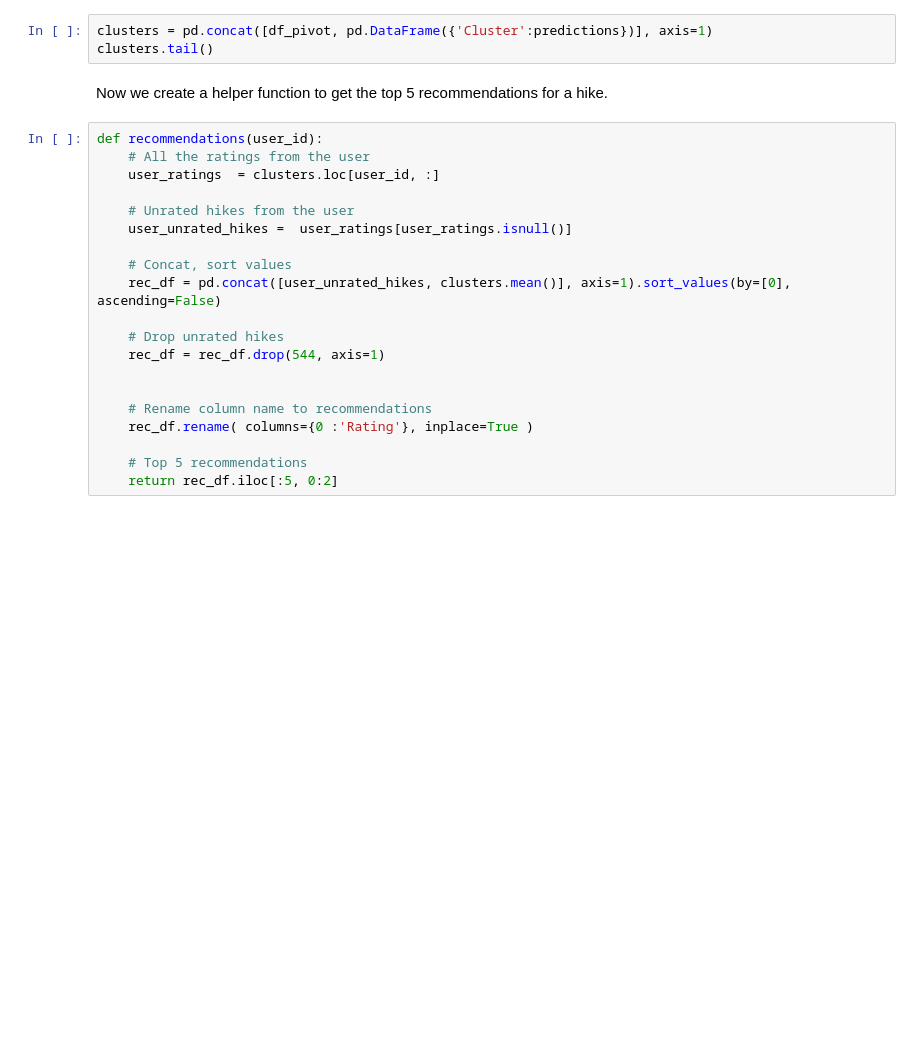
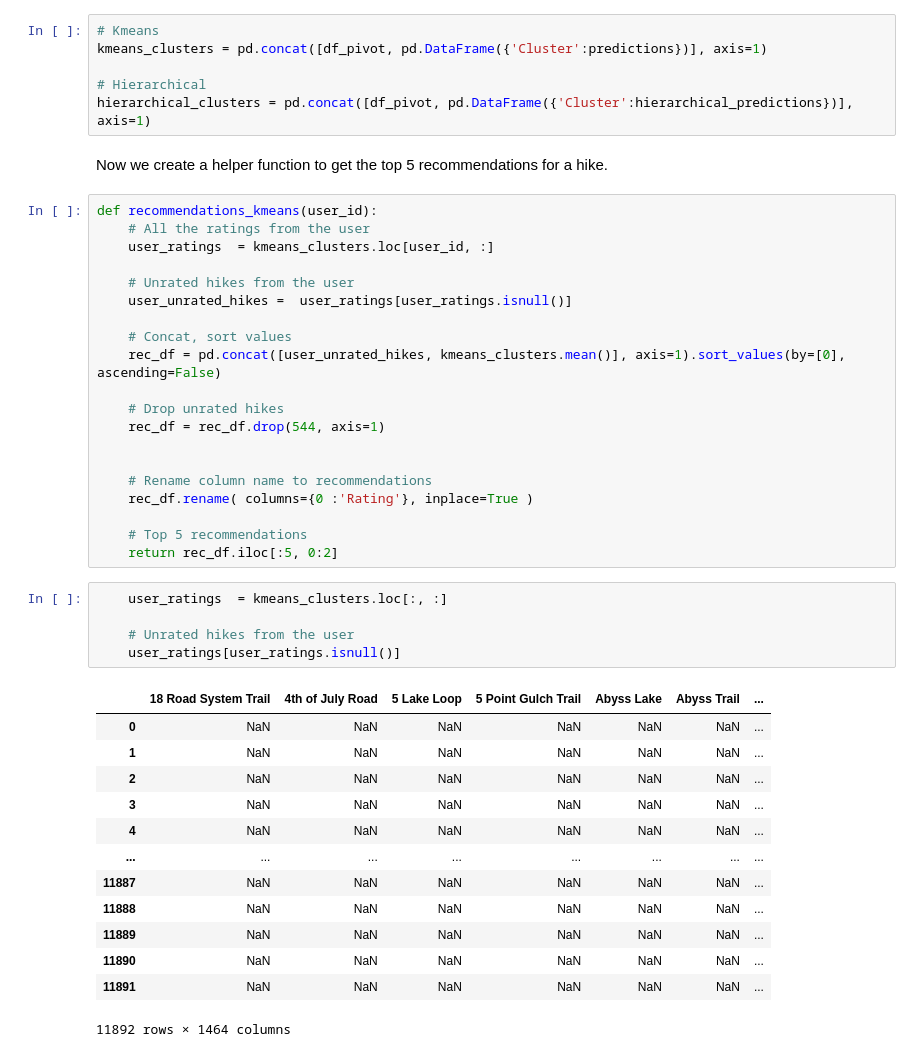
Before and after one commit to helenabarmer/machine_learning_intro, a Jupyter notebook: Clustering/clustering.ipynb, the cells around one changed output. Cells and saved outputs as stored; diff of their text form; blank space fills up the shorter version.

Commit message:
modified top recommendations

```diff
--- a/Clustering/clustering.ipynb
+++ b/Clustering/clustering.ipynb
@@ -366,18 +365,21 @@ Let's add our clusters to our dataframe.
 # %%
-clusters = pd.concat([df_pivot, pd.DataFrame({'Cluster':predictions})], axis=1)
-clusters.tail()
+# Kmeans
+kmeans_clusters = pd.concat([df_pivot, pd.DataFrame({'Cluster':predictions})], axis=1)
+
+# Hierarchical
+hierarchical_clusters = pd.concat([df_pivot, pd.DataFrame({'Cluster':hierarchical_predictions})], axis=1)
 # %% [markdown]
 Now we create a helper function to get the top 5 recommendations for a hike.
 # %%
-def recommendations(user_id):
+def recommendations_kmeans(user_id):
     # All the ratings from the user
-    user_ratings  = clusters.loc[user_id, :]
+    user_ratings  = kmeans_clusters.loc[user_id, :]
 
     # Unrated hikes from the user
     user_unrated_hikes =  user_ratings[user_ratings.isnull()]
 
     # Concat, sort values
-    rec_df = pd.concat([user_unrated_hikes, clusters.mean()], axis=1).sort_values(by=[0], ascending=False)
+    rec_df = pd.concat([user_unrated_hikes, kmeans_clusters.mean()], axis=1).sort_values(by=[0], ascending=False)
 
     # Drop unrated hikes
     rec_df = rec_df.drop(544, axis=1)
@@ -388,3 +390,22 @@ def recommendations(user_id):
 
     # Top 5 recommendations
     return rec_df.iloc[:5, 0:2]
+# %%
+    user_ratings  = kmeans_clusters.loc[:, :]
+
+    # Unrated hikes from the user
+    user_ratings[user_ratings.isnull()]
+# %% [output]
+|  | 18 Road System Trail | 4th of July Road | 5 Lake Loop | 5 Point Gulch Trail | Abyss Lake | Abyss Trail | ... |
+| 0 | NaN | NaN | NaN | NaN | NaN | NaN | ... |
+| 1 | NaN | NaN | NaN | NaN | NaN | NaN | ... |
+| 2 | NaN | NaN | NaN | NaN | NaN | NaN | ... |
+| 3 | NaN | NaN | NaN | NaN | NaN | NaN | ... |
+| 4 | NaN | NaN | NaN | NaN | NaN | NaN | ... |
+| ... | ... | ... | ... | ... | ... | ... | ... |
+| 11887 | NaN | NaN | NaN | NaN | NaN | NaN | ... |
+| 11888 | NaN | NaN | NaN | NaN | NaN | NaN | ... |
+| 11889 | NaN | NaN | NaN | NaN | NaN | NaN | ... |
+| 11890 | NaN | NaN | NaN | NaN | NaN | NaN | ... |
+| 11891 | NaN | NaN | NaN | NaN | NaN | NaN | ... |
+11892 rows × 1464 columns
```
Also changed, not shown: parts of 11 cells of this notebook.
